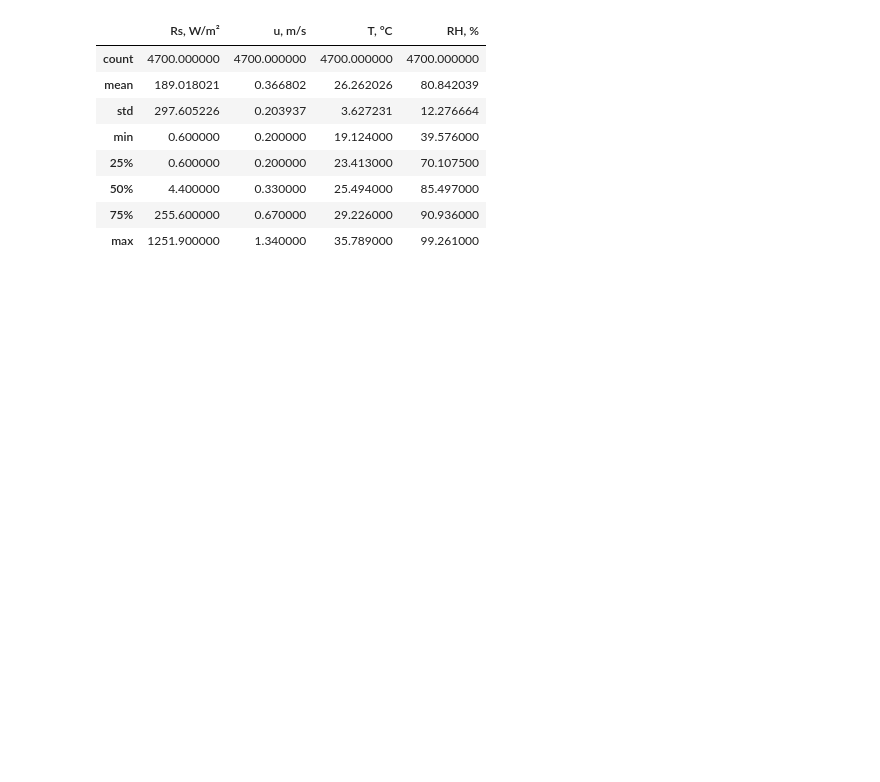
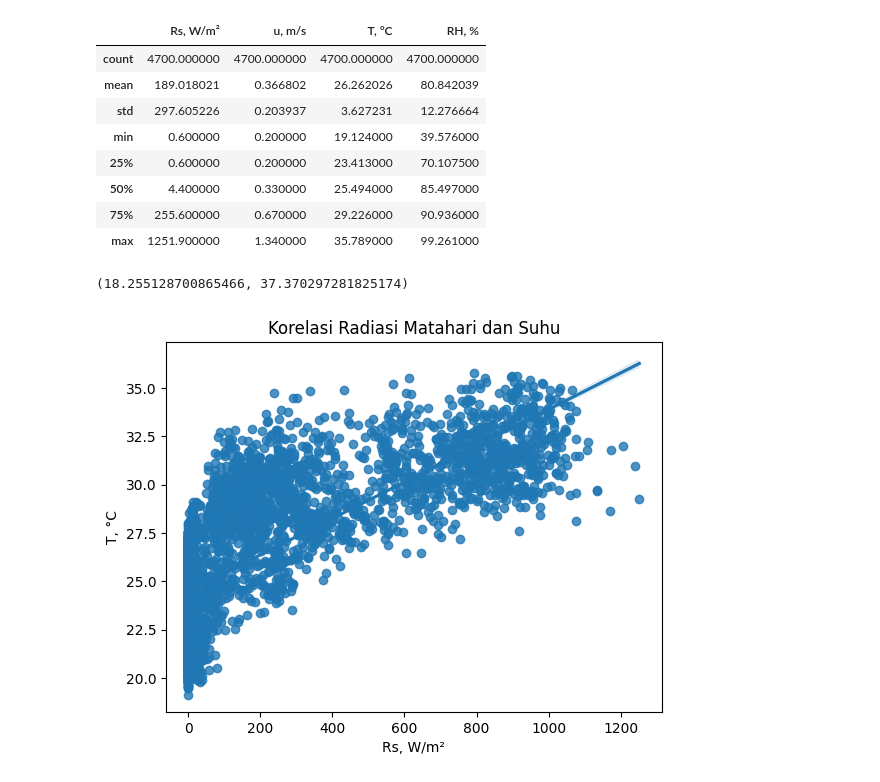
Before and after one commit to Aprilianiput21/TA_Model-ETp, a Jupyter notebook: EDA.ipynb, the cells around one changed output. Cells and saved outputs as stored; diff of their text form; code cells hidden in the pictures; blank space fills up the shorter version.

```diff
--- a/EDA.ipynb
+++ b/EDA.ipynb
@@ -120,0 +123,6 @@ df.describe()
+# %%
+sns.regplot(x= 'Rs, W/m²', y = 'T, °C', data= df).set_title("Korelasi Radiasi Matahari dan Suhu")
+plt.ylim()
+# %% [output]
+(18.255128700865466, 37.370297281825174)
+[figure, added]
```
Also changed, not shown: parts of 4 cells of this notebook.
